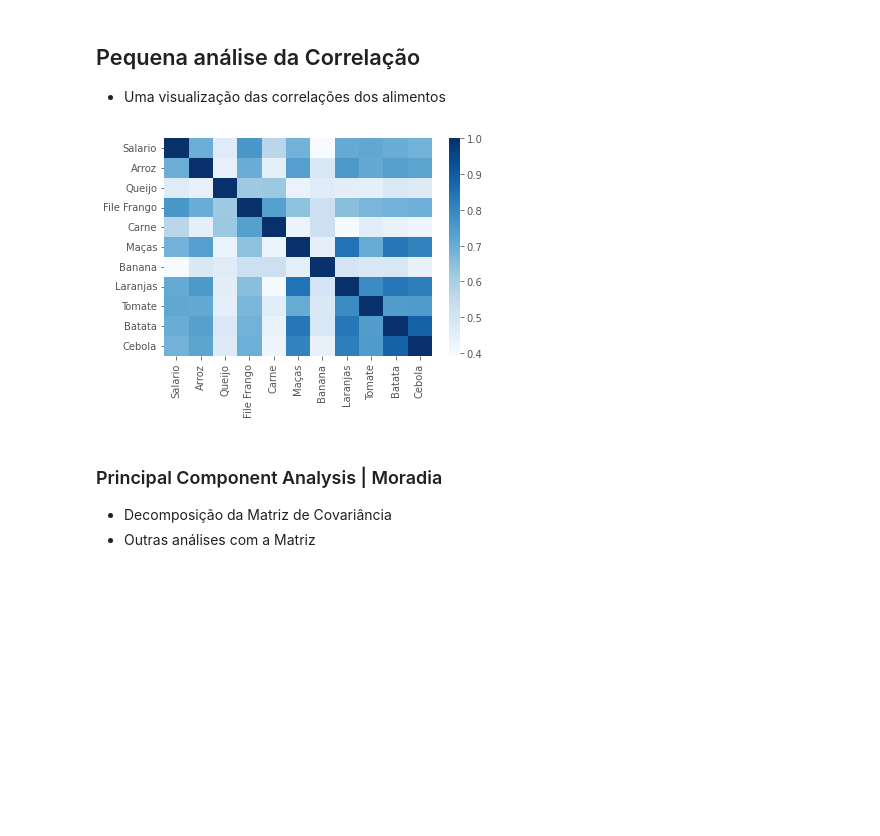
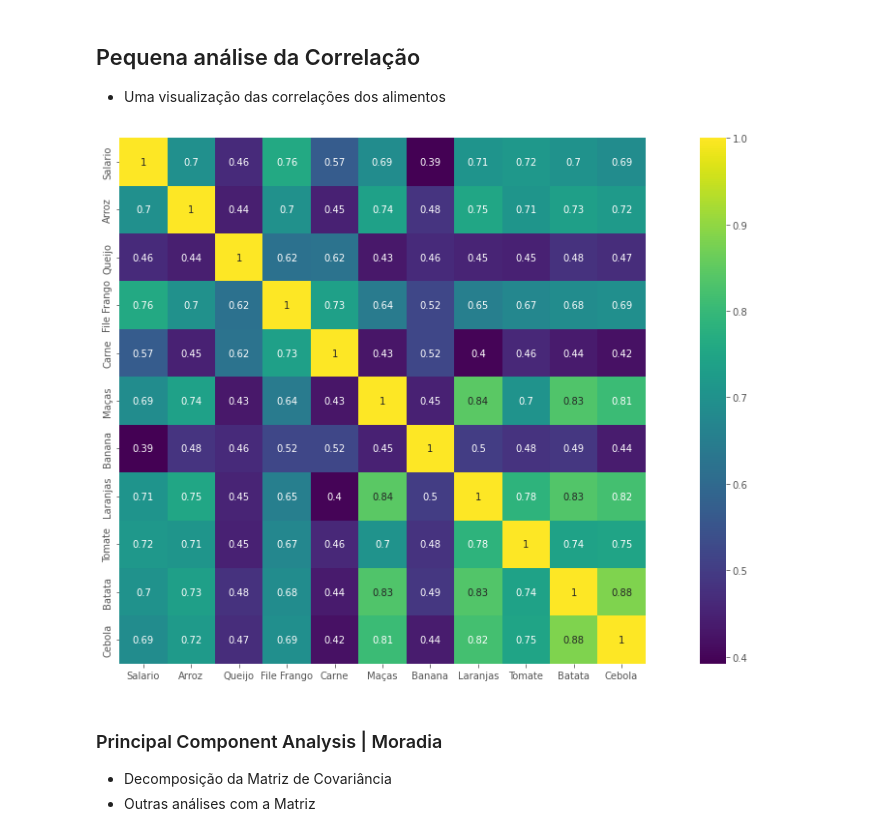
Before and after one commit to gabrielluizone/Principal-Component-Analysis, a Jupyter notebook: principal-book-one.ipynb, the cells around one changed output. Drawn from its saved outputs; the diff is of its cells as text; code cells hidden in the pictures; blank space fills up the shorter version.

```diff
--- a/principal-book-one.ipynb
+++ b/principal-book-one.ipynb
@@ -128,12 +128,13 @@ display(df.head(10))
 # %%
 # Criação da Matriz de Correlação, da pequena parcela dos dados para uma pequena análise
 cols = ['Salario', 'Arroz', 'Queijo', 'File Frango', 'Carne', 'Maças', 'Banana', 'Laranjas', 'Tomate', 'Batata', 'Cebola']
 cr = df[['Salário Líquido Médio Mensal (Após Impostos)', 'Arroz (branco), (1kg)', 'Queijo Nacional (1kg)', 'Filetes de Frango (1kg)',
          'Carne Redonda (1kg) (ou Carne Vermelha Equivalente da Perna Traseira)', 'Maçãs (1kg)', 'Banana (1kg)', 'Laranjas (1kg)',
          'Tomate (1kg)', 'Batata (1kg)', 'Cebola (1kg)']].corr()
-sns.heatmap(cr, xticklabels=cols, yticklabels=cols, cmap='Blues');
+plt.figure(figsize=(20,10))
+sns.heatmap(cr, xticklabels=cols, yticklabels=cols, vmax=1, square=True,annot=True,cmap='viridis');
 # %% [output]
-[figure, old version]
+[figure, new version]
 # %% [markdown]
 ### Principal Component Analysis | Moradia
 * Decomposição da Matriz de Covariância
```
Also changed, not shown: parts of 7 cells of this notebook.
